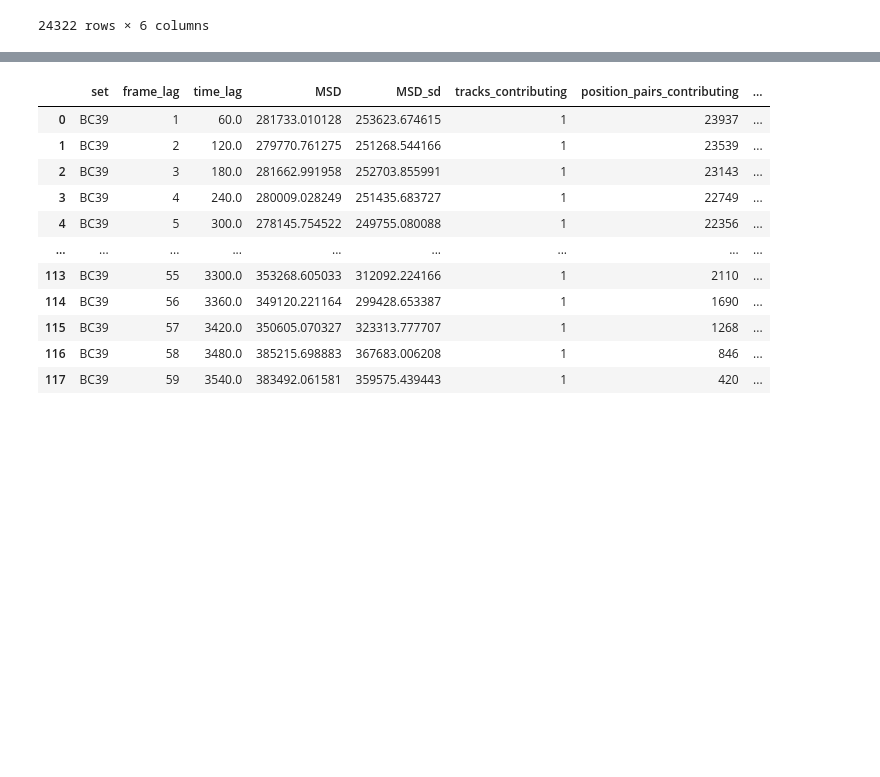
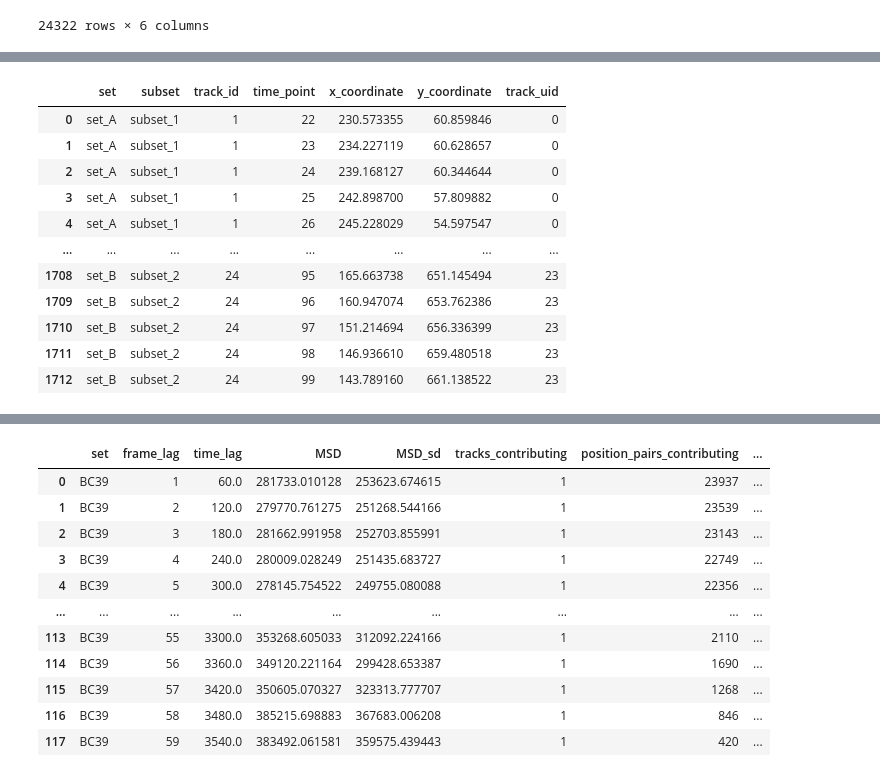
Before and after one commit to BranislavModriansky/Peregrin, a Jupyter notebook: lib/peregrin/Z_sketches/stats_computations.ipynb, the cells around one changed output, grey strips where cells are left out. Saved outputs shown, nothing was run; the diff lists cells and outputs as text; code cells hidden in the pictures; blank space fills up the shorter version.

```diff
--- a/lib/peregrin/Z_sketches/stats_computations.ipynb
+++ b/lib/peregrin/Z_sketches/stats_computations.ipynb
@@ -135,0 +78,92 @@ tracks
+# %%
+import numpy as np
+import pandas as pd
+
+
+def craft_dummy_dataframe(
+    n_tracks: int = 6,
+    n_time_points: int = 100,
+    seed: int | None = 20,
+) -> pd.DataFrame:
+    """
+    Generate a synthetic dataset simulating cell trajectories,
+    organised into 2 sets, each with 2 subsets.
+
+    Cells perform a persistent random walk (correlated random walk) with
+    per-cell speed and directional persistence, plus small positional noise,
+    which mimics realistic migrating-cell behaviour.
+
+    Returns a DataFrame with columns:
+        'set', 'subset', 'track_id', 'time_point',
+        'x_coordinate', 'y_coordinate'
+    """
+    rng = np.random.default_rng(seed)
+    records = []
+
+    sets = ['set_A', 'set_B']
+    subsets = ['subset_1', 'subset_2']
+
+    global_track_id = 0
+
+    for set_name in sets:
+        for subset_name in subsets:
+            for _ in range(n_tracks):
+                global_track_id += 1
+                track_id = global_track_id
+
+                # Each cell can appear/disappear at slightly different times
+                start = rng.integers(0, n_time_points // 4)
+                length = rng.integers(n_time_points // 2, n_time_points + 1)
+                end = min(start + length, n_time_points)
+
+                # Random starting position in a 2D field
+                x, y = rng.uniform(0, 500), rng.uniform(0, 500)
+
+                # Per-cell motility characteristics
+                speed = rng.uniform(2.0, 8.0)          # mean step length
+                persistence = rng.uniform(0.6, 0.98)   # directional memory (0-1)
+                angle = rng.uniform(0, 2 * np.pi)      # initial heading
+
+                for t in range(start, end):
+                    records.append(
+                        (set_name, subset_name, track_id, t, x, y)
+                    )
+
+                    # Update heading with persistence (correlated random walk)
+                    angle += (1 - persistence) * rng.uniform(-np.pi, np.pi)
+
+                    step = rng.normal(speed, speed * 0.2)
+                    x += step * np.cos(angle) + rng.normal(0, 0.5)
+                    y += step * np.sin(angle) + rng.normal(0, 0.5)
+
+    df = pd.DataFrame(
+        records,
+        columns=[
+            'set', 'subset', 'track_id',
+            'time_point', 'x_coordinate', 'y_coordinate',
+        ],
+    )
+    df = df.sort_values(
+        ['set', 'subset', 'track_id', 'time_point']
+    ).reset_index(drop=True)
+
+    df['track_uid'] = df.groupby(['set', 'subset', 'track_id']).ngroup()
+
+    return df
+
+
+df = craft_dummy_dataframe()
+df
+# %% [output]
+|  | set | subset | track_id | time_point | x_coordinate | y_coordinate | track_uid |
+| 0 | set_A | subset_1 | 1 | 22 | 230.573355 | 60.859846 | 0 |
+| 1 | set_A | subset_1 | 1 | 23 | 234.227119 | 60.628657 | 0 |
+| 2 | set_A | subset_1 | 1 | 24 | 239.168127 | 60.344644 | 0 |
+| 3 | set_A | subset_1 | 1 | 25 | 242.898700 | 57.809882 | 0 |
+| 4 | set_A | subset_1 | 1 | 26 | 245.228029 | 54.597547 | 0 |
+| ... | ... | ... | ... | ... | ... | ... | ... |
+| 1708 | set_B | subset_2 | 24 | 95 | 165.663738 | 651.145494 | 23 |
+| 1709 | set_B | subset_2 | 24 | 96 | 160.947074 | 653.762386 | 23 |
+| 1710 | set_B | subset_2 | 24 | 97 | 151.214694 | 656.336399 | 23 |
+| 1711 | set_B | subset_2 | 24 | 98 | 146.936610 | 659.480518 | 23 |
+| 1712 | set_B | subset_2 | 24 | 99 | 143.789160 | 661.138522 | 23 |
```
Also changed, not shown: parts of 11 cells of this notebook, 3 other files.
